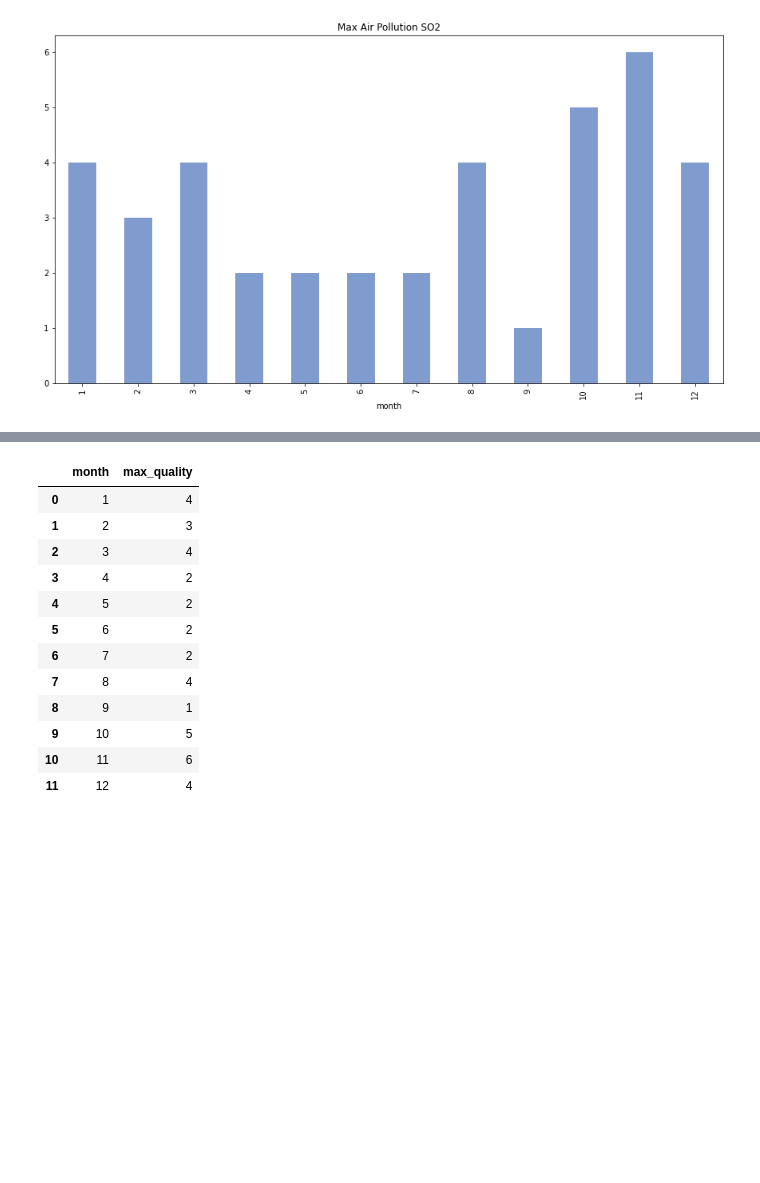
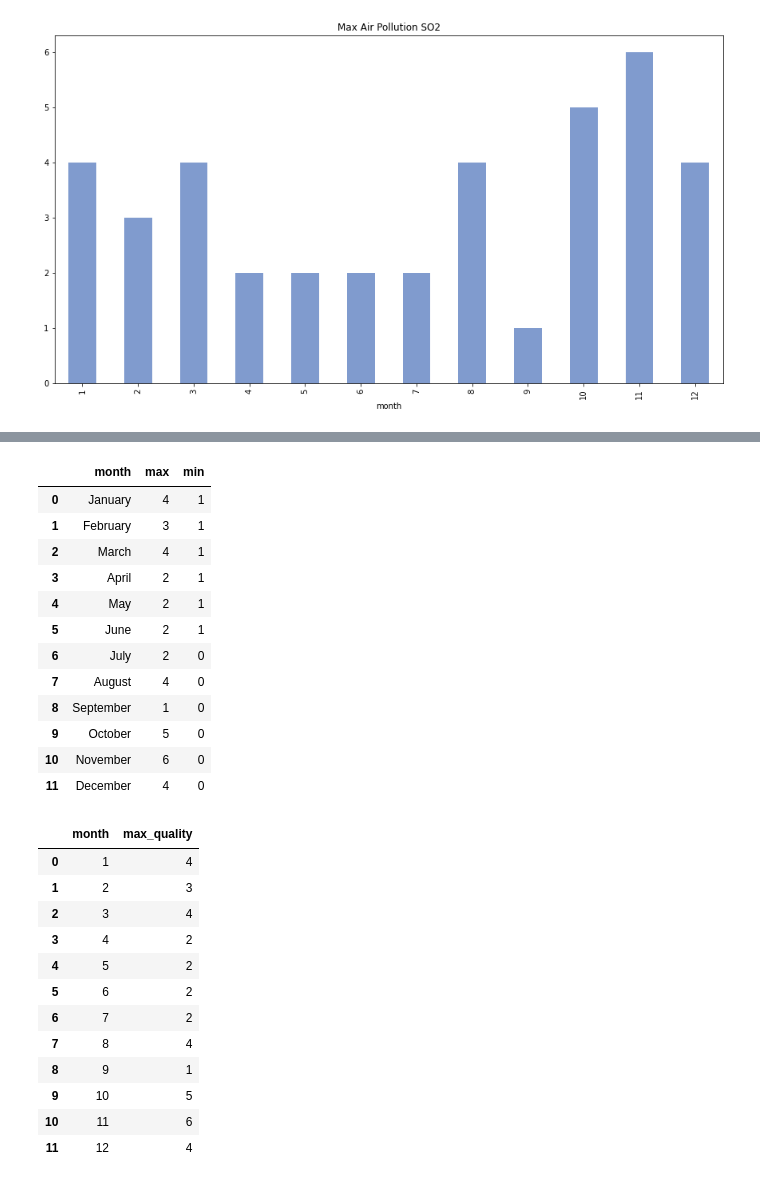
Before and after one commit to nurimammasri/Air-Quality-Index-Analysis-and-Correlation-Effect, a Jupyter notebook: 02. Air Quality in Yogyakarta, Indonesia.ipynb, the cells around one changed output, grey strips where cells are left out. Cells and saved outputs as stored; diff of their text form; code cells hidden in the pictures; blank space fills up the shorter version.

```diff
--- a/02. Air Quality in Yogyakarta, Indonesia.ipynb
+++ b/02. Air Quality in Yogyakarta, Indonesia.ipynb
@@ -587,3 +648,21 @@ df.groupby('month')['SO2'].max().plot(kind = 'bar', title = 'Max Air Pollution S
+# %%
+so2 = df.groupby('month').agg({'SO2': ['max', 'min']}).droplevel(axis=1, level=0).reset_index()
+so2["month"] = ['January', 'February', 'March', 'April', 'May', 'June', 'July', 'August', 'September', 'October', 'November', 'December']
+so2
+# %% [output]
+|  | month | max | min |
+| 0 | January | 4 | 1 |
+| 1 | February | 3 | 1 |
+| 2 | March | 4 | 1 |
+| 3 | April | 2 | 1 |
+| 4 | May | 2 | 1 |
+| 5 | June | 2 | 1 |
+| 6 | July | 2 | 0 |
+| 7 | August | 4 | 0 |
+| 8 | September | 1 | 0 |
+| 9 | October | 5 | 0 |
+| 10 | November | 6 | 0 |
+| 11 | December | 4 | 0 |
 # %%
 df.groupby('month').agg(
     max_quality = ('SO2','max')
```
Also changed, not shown: parts of 17 cells of this notebook.
